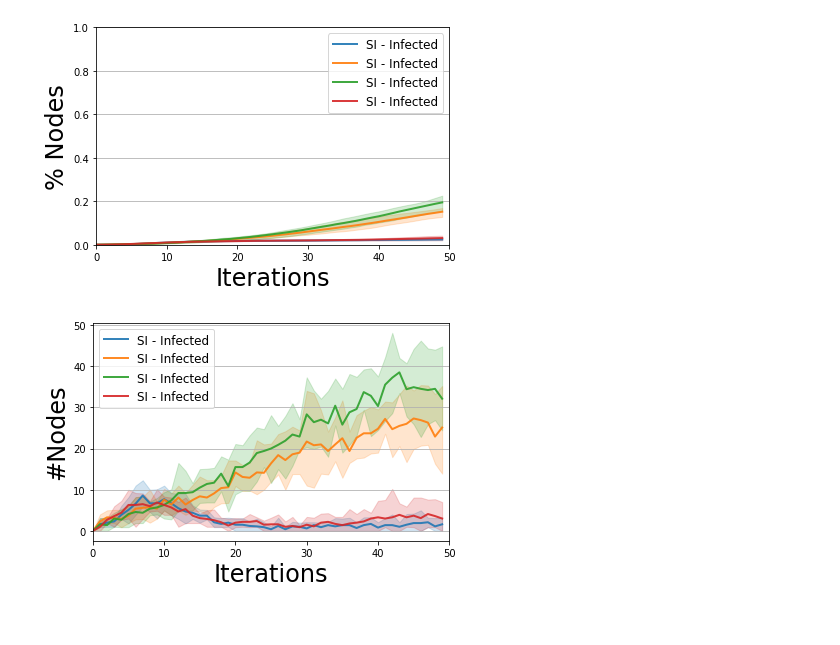
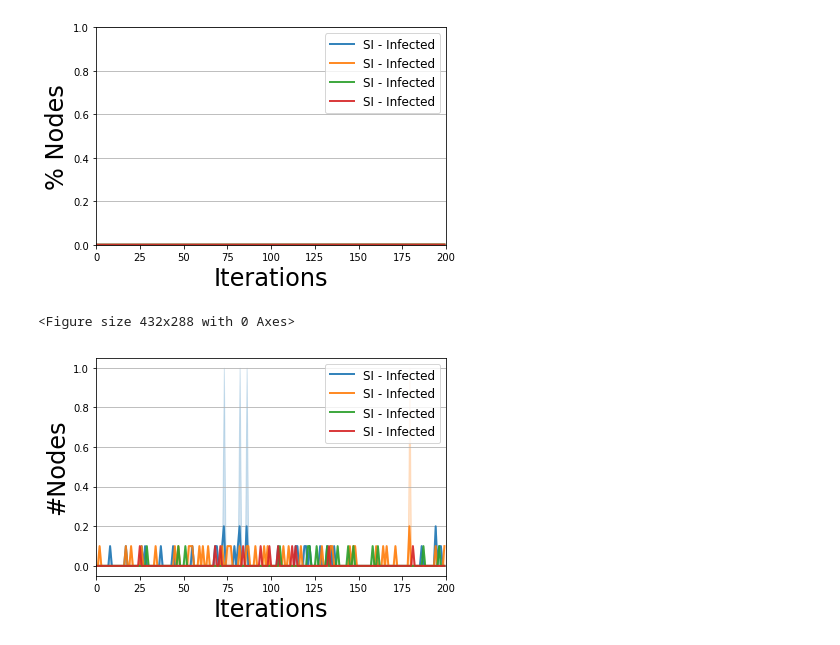
Before and after one commit to amshoo/python, a Jupyter notebook: epi/epi1.ipynb, the cells around one changed output. Saved outputs shown, nothing was run; the diff lists cells and outputs as text; code cells hidden in the pictures.

```diff
--- a/epi/epi1.ipynb
+++ b/epi/epi1.ipynb
@@ -16,7 +16,13 @@ G = nx.read_weighted_edgelist(fh,nodetype=None, encoding='utf-8')
 fh.close()
 H = nx.convert_node_labels_to_integers(G, first_label=0, ordering="default", label_attribute = None)
 
-b=0.12
+b=0.001
+it=200
+#seed nodes
+i=1066
+j=4362
+k=4147
+l=1267
 #--------------------------------------------------------------
 # Model selection
 model = si.SIModel(H)
@@ -24,10 +30,7 @@ model = si.SIModel(H)
 # Model Configuration
 cfg = mc.Configuration()
 
-i=4326
-deg_i = H.degree(i)
-t_node = H.number_of_nodes()
-b1= deg_i/t_node
+
 cfg.add_model_parameter('beta', b)
 
 
@@ -38,7 +41,7 @@ model.set_initial_status(cfg)
 # Simulation execution
 #iterations = model.iteration_bunch(100)
 #trends1 = model.build_trends(iterations)
-trends1 = multi_runs(model, execution_number=10, iteration_number=50, nprocesses=4)
+trends1 = multi_runs(model, execution_number=10, iteration_number=it, nprocesses=4)
 
 #--------------------------------------------------------------
 # 2° Model selection
@@ -47,10 +50,7 @@ model1 = si.SIModel(H)
 # 2° Model Configuration
 cfg = mc.Configuration()
 
-j=2681
-deg_j = H.degree(j)
-t_node = H.number_of_nodes()
-b2= deg_j/t_node
+
 cfg.add_model_parameter('beta', b)
 
 infected_nodes2 = [j]
@@ -60,7 +60,7 @@ model1.set_initial_status(cfg)
 # 3° Simulation execution
 #iterations = model1.iteration_bunch(100)
 #trends2 = model1.build_trends(iterations)
-trends2  = multi_runs(model1, execution_number=10, iteration_number=50, nprocesses=4)
+trends2  = multi_runs(model1, execution_number=10, iteration_number=it, nprocesses=4)
 
 #--------------------------------------------------------------
 # 3° Model selection
@@ -69,10 +69,7 @@ model2 = si.SIModel(H)
 # 3° Model Configuration
 cfg = mc.Configuration()
 
-k=1066
-deg_k = H.degree(k)
-t_node = H.number_of_nodes()
-b3= deg_k/t_node
+
 cfg.add_model_parameter('beta', b)
 
 infected_nodes3 = [k]
@@ -82,7 +79,7 @@ model2.set_initial_status(cfg)
 # 3° Simulation execution
 #iterations = model2.iteration_bunch(100)
 #trends3 = model2.build_trends(iterations)
-trends3 = multi_runs(model2, execution_number=10, iteration_number=50, nprocesses=4)
+trends3 = multi_runs(model2, execution_number=10, iteration_number=it, nprocesses=4)
 #--------------------------------------------------------------
 # 4° Model selection
 model3 = si.SIModel(H)
@@ -90,10 +87,7 @@ model3 = si.SIModel(H)
 # 4° Model Configuration
 cfg = mc.Configuration()
 
-l=4360
-deg_k = H.degree(l)
-t_node = H.number_of_nodes()
-b4= deg_k/t_node
+
 cfg.add_model_parameter('beta', b)
 
 infected_nodes3 = [l]
@@ -103,20 +97,21 @@ model3.set_initial_status(cfg)
 # 4° Simulation execution
 #iterations = model2.iteration_bunch(100)
 #trends3 = model2.build_trends(iterations)
-trends4 = multi_runs(model3, execution_number=10, iteration_number=50, nprocesses=4)
+trends4 = multi_runs(model3, execution_number=10, iteration_number=it, nprocesses=4)
 # %%
 from ndlib.viz.mpl.TrendComparison import DiffusionTrendComparison
 viz = DiffusionTrendComparison([model, model1, model2, model3], [trends1, trends2,trends3,trends4], statuses=['Infected'])
 viz.plot(percentile=90)
-#viz.plot("power.png",percentile=90)
+viz.plot("power.png",percentile=90)
 # %% [output]
-[figure, old version]
+[figure, new version]
+<Figure size 432x288 with 0 Axes>
 # %%
 from ndlib.viz.mpl.PrevalenceComparison import DiffusionPrevalenceComparison
 viz = DiffusionPrevalenceComparison([model, model1, model2, model3], [trends1, trends2,trends3,trends4], statuses=['Infected'])
 viz.plot(percentile=90)
 #viz.plot("power1.png",percentile=90)
 # %% [output]
-[figure, old version]
+[figure, new version]
 # %%
 #"KCPrevalence_comparison.png"
```
Also changed, not shown: 7 other files.
